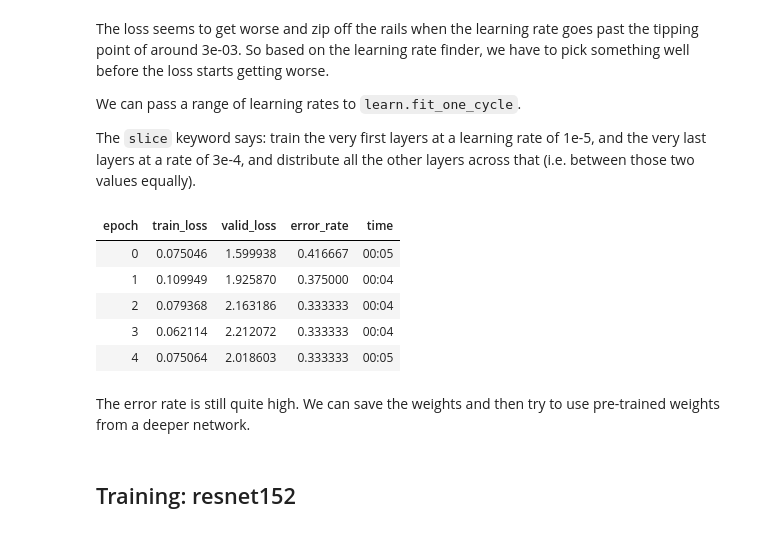
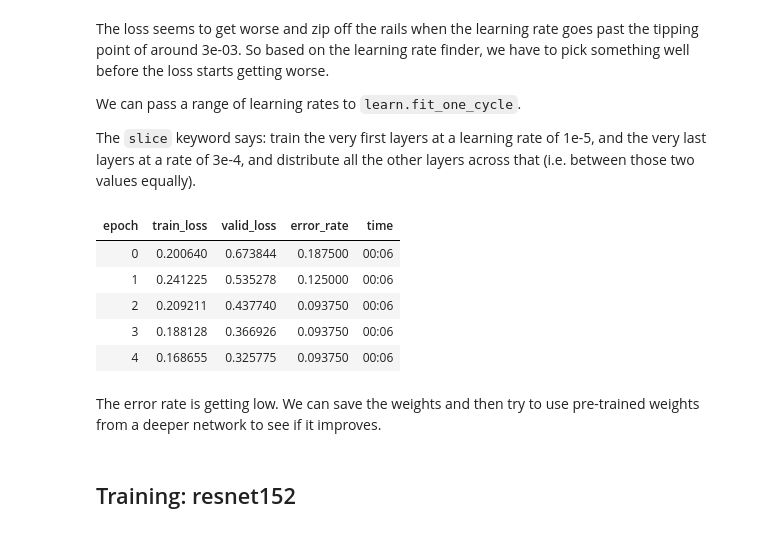
Before and after one commit to luca-martial/fastai-projects, a Jupyter notebook: mask-wear/lesson1-project_masks.ipynb, the cells around one changed output. Cells and saved outputs as stored; diff of their text form; code cells hidden in the pictures.

```diff
--- a/mask-wear/lesson1-project_masks.ipynb
+++ b/mask-wear/lesson1-project_masks.ipynb
@@ -149,16 +149,16 @@ We can pass a range of learning rates to `learn.fit_one_cycle`.
 
 The `slice` keyword says: train the very first layers at a learning rate of 1e-5, and the very last layers at a rate of 3e-4, and distribute all the other layers across that (i.e. between those two values equally).
 # %%
-learn.fit_one_cycle(5, max_lr=slice(1e-5,3e-4))
+learn.fit_one_cycle(5, max_lr=slice(1e-6,1e-4))
 # %% [output]
 | epoch | train_loss | valid_loss | error_rate | time |
-| 0 | 0.075046 | 1.599938 | 0.416667 | 00:05 |
-| 1 | 0.109949 | 1.925870 | 0.375000 | 00:04 |
-| 2 | 0.079368 | 2.163186 | 0.333333 | 00:04 |
-| 3 | 0.062114 | 2.212072 | 0.333333 | 00:04 |
-| 4 | 0.075064 | 2.018603 | 0.333333 | 00:05 |
+| 0 | 0.200640 | 0.673844 | 0.187500 | 00:06 |
+| 1 | 0.241225 | 0.535278 | 0.125000 | 00:06 |
+| 2 | 0.209211 | 0.437740 | 0.093750 | 00:06 |
+| 3 | 0.188128 | 0.366926 | 0.093750 | 00:06 |
+| 4 | 0.168655 | 0.325775 | 0.093750 | 00:06 |
 # %% [markdown]
-The error rate is still quite high. We can save the weights and then try to use pre-trained weights from a deeper network.
+The error rate is getting low. We can save the weights and then try to use pre-trained weights from a deeper network to see if it improves.
 # %%
 learn.save('stage-2')
 # %% [markdown]
```
Also changed, not shown: parts of 31 cells of this notebook, 50 other files.
